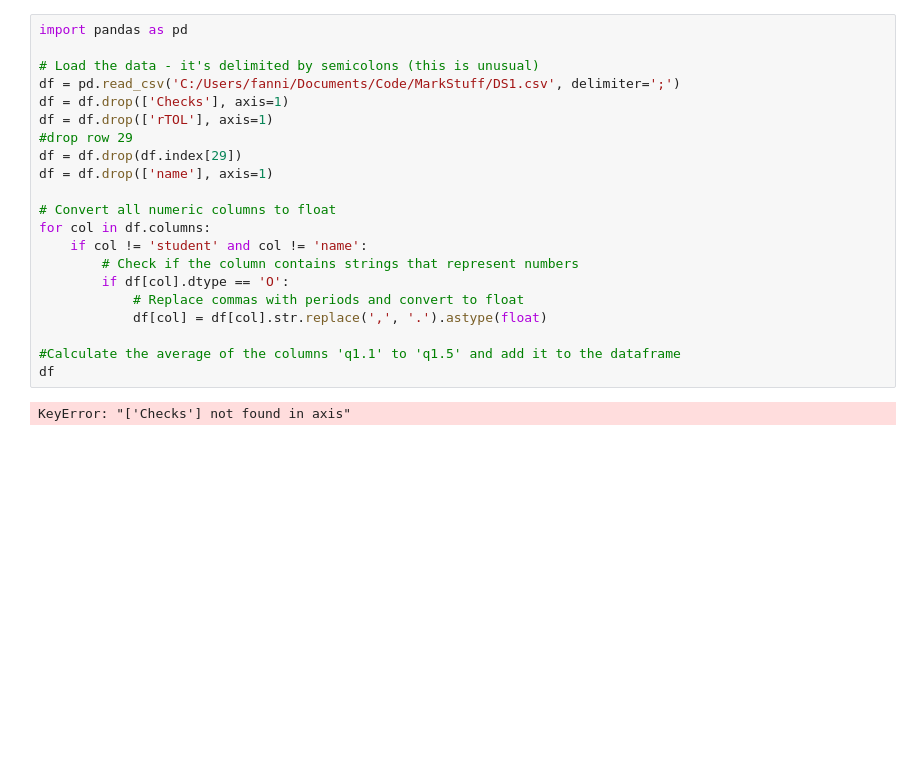
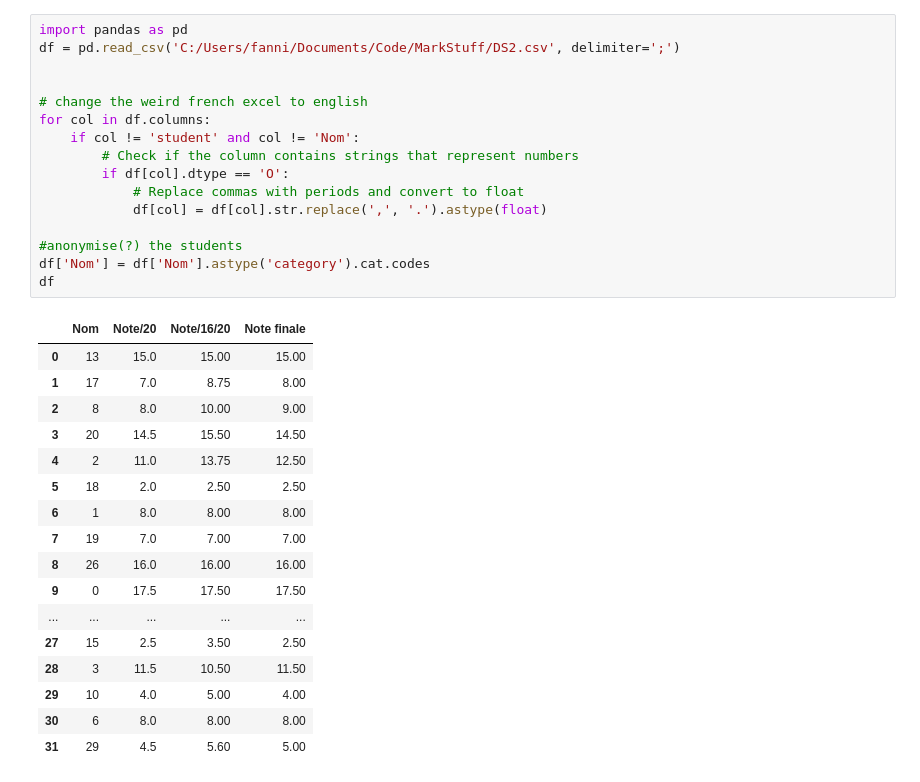
Before and after one commit to penguin64100/TeachingStuff, a Jupyter notebook: Marks.ipynb, the cells around one changed output. Drawn from its saved outputs; the diff is of its cells as text; blank space fills up the shorter version.

```diff
--- a/Marks.ipynb
+++ b/Marks.ipynb
@@ -1,24 +1,35 @@
 # %%
 import pandas as pd
+df = pd.read_csv('C:/Users/fanni/Documents/Code/MarkStuff/DS2.csv', delimiter=';')
 
-# Load the data - it's delimited by semicolons (this is unusual)
-df = pd.read_csv('C:/Users/fanni/Documents/Code/MarkStuff/DS1.csv', delimiter=';')
-df = df.drop(['Checks'], axis=1)
-df = df.drop(['rTOL'], axis=1)
-#drop row 29
-df = df.drop(df.index[29])
-df = df.drop(['name'], axis=1)
 
-# Convert all numeric columns to float
+# change the weird french excel to english
 for col in df.columns:
-    if col != 'student' and col != 'name':
+    if col != 'student' and col != 'Nom':
         # Check if the column contains strings that represent numbers
         if df[col].dtype == 'O':
             # Replace commas with periods and convert to float
             df[col] = df[col].str.replace(',', '.').astype(float)
 
-#Calculate the average of the columns 'q1.1' to 'q1.5' and add it to the dataframe
+#anonymise(?) the students
+df['Nom'] = df['Nom'].astype('category').cat.codes
 df
 # %% [output]
-KeyError: "['Checks'] not found in axis"
+|  | Nom | Note/20 | Note/16/20 | Note finale |
+| 0 | 13 | 15.0 | 15.00 | 15.00 |
+| 1 | 17 | 7.0 | 8.75 | 8.00 |
+| 2 | 8 | 8.0 | 10.00 | 9.00 |
+| 3 | 20 | 14.5 | 15.50 | 14.50 |
+| 4 | 2 | 11.0 | 13.75 | 12.50 |
+| 5 | 18 | 2.0 | 2.50 | 2.50 |
+| 6 | 1 | 8.0 | 8.00 | 8.00 |
+| 7 | 19 | 7.0 | 7.00 | 7.00 |
+| 8 | 26 | 16.0 | 16.00 | 16.00 |
+| 9 | 0 | 17.5 | 17.50 | 17.50 |
+| ... | ... | ... | ... | ... |
+| 27 | 15 | 2.5 | 3.50 | 2.50 |
+| 28 | 3 | 11.5 | 10.50 | 11.50 |
+| 29 | 10 | 4.0 | 5.00 | 4.00 |
+| 30 | 6 | 8.0 | 8.00 | 8.00 |
+| 31 | 29 | 4.5 | 5.60 | 5.00 |
 # %%
```
Also changed, not shown: parts of 5 cells of this notebook, 1 other file.
